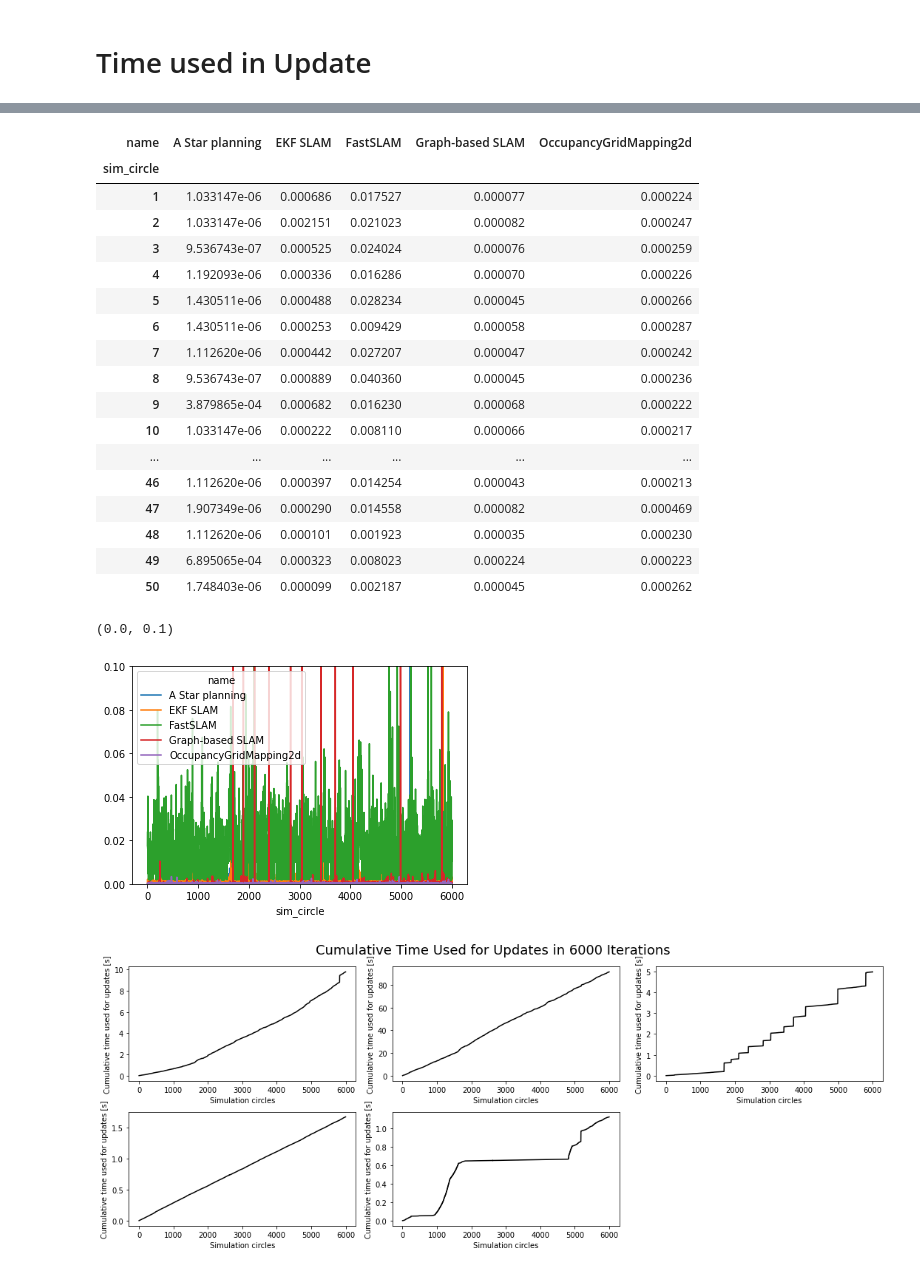
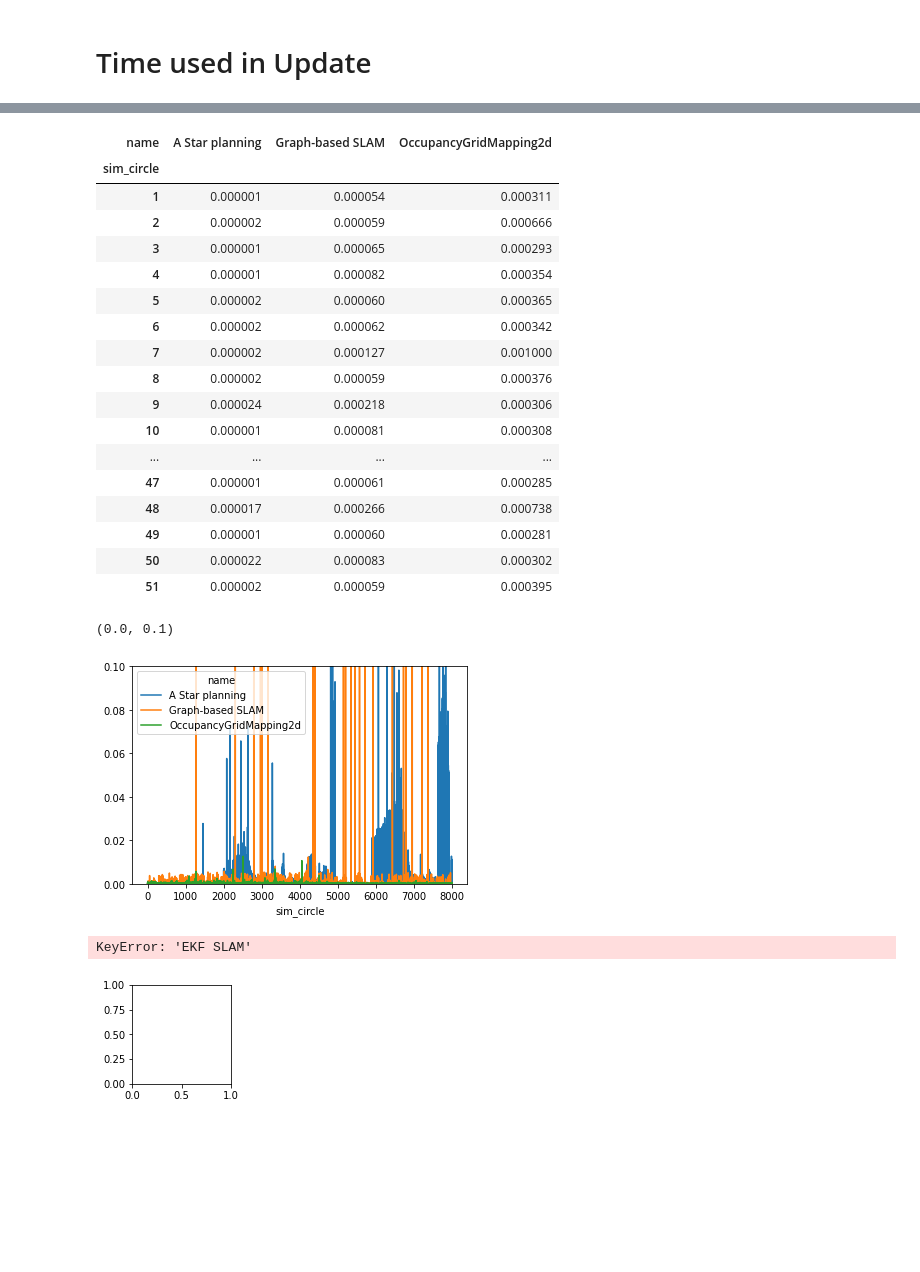
Before and after one commit to yixinglin/sobot-rimulator, a Jupyter notebook: scripts/Analysis.ipynb, the cells around one changed output, grey strips where cells are left out. Saved outputs shown, nothing was run; the diff lists cells and outputs as text; code cells hidden in the pictures; blank space fills up the shorter version.

```diff
--- a/scripts/Analysis.ipynb
+++ b/scripts/Analysis.ipynb
@@ -214,5 +189,5 @@ df.tail(10)
 # %%
-df2 = df2[df2["sim_circle"] < 6000]
+df2 = df2[df2["sim_circle"] < 8000]
 df2.tail(10)
 # %% [output]
 |  | sim_circle | name | time_per_update |
@@ -481,30 +470,30 @@ df2.head(10)
 df2_mean = df2.groupby(["sim_circle", "name"])["time_per_update"].mean().unstack()
 df2_mean.head(50)
 # %% [output]
-| name | A Star planning | EKF SLAM | FastSLAM | Graph-based SLAM | OccupancyGridMapping2d |
-| sim_circle |  |  |  |  |  |
-| 1 | 1.033147e-06 | 0.000686 | 0.017527 | 0.000077 | 0.000224 |
-| 2 | 1.033147e-06 | 0.002151 | 0.021023 | 0.000082 | 0.000247 |
-| 3 | 9.536743e-07 | 0.000525 | 0.024024 | 0.000076 | 0.000259 |
-| 4 | 1.192093e-06 | 0.000336 | 0.016286 | 0.000070 | 0.000226 |
-| 5 | 1.430511e-06 | 0.000488 | 0.028234 | 0.000045 | 0.000266 |
-| 6 | 1.430511e-06 | 0.000253 | 0.009429 | 0.000058 | 0.000287 |
-| 7 | 1.112620e-06 | 0.000442 | 0.027207 | 0.000047 | 0.000242 |
-| 8 | 9.536743e-07 | 0.000889 | 0.040360 | 0.000045 | 0.000236 |
-| 9 | 3.879865e-04 | 0.000682 | 0.016230 | 0.000068 | 0.000222 |
-| 10 | 1.033147e-06 | 0.000222 | 0.008110 | 0.000066 | 0.000217 |
-| ... | ... | ... | ... | ... | ... |
-| 46 | 1.112620e-06 | 0.000397 | 0.014254 | 0.000043 | 0.000213 |
-| 47 | 1.907349e-06 | 0.000290 | 0.014558 | 0.000082 | 0.000469 |
-| 48 | 1.112620e-06 | 0.000101 | 0.001923 | 0.000035 | 0.000230 |
-| 49 | 6.895065e-04 | 0.000323 | 0.008023 | 0.000224 | 0.000223 |
-| 50 | 1.748403e-06 | 0.000099 | 0.002187 | 0.000045 | 0.000262 |
+| name | A Star planning | Graph-based SLAM | OccupancyGridMapping2d |
+| sim_circle |  |  |  |
+| 1 | 0.000001 | 0.000054 | 0.000311 |
+| 2 | 0.000002 | 0.000059 | 0.000666 |
+| 3 | 0.000001 | 0.000065 | 0.000293 |
+| 4 | 0.000001 | 0.000082 | 0.000354 |
+| 5 | 0.000002 | 0.000060 | 0.000365 |
+| 6 | 0.000002 | 0.000062 | 0.000342 |
+| 7 | 0.000002 | 0.000127 | 0.001000 |
+| 8 | 0.000002 | 0.000059 | 0.000376 |
+| 9 | 0.000024 | 0.000218 | 0.000306 |
+| 10 | 0.000001 | 0.000081 | 0.000308 |
+| ... | ... | ... | ... |
+| 47 | 0.000001 | 0.000061 | 0.000285 |
+| 48 | 0.000017 | 0.000266 | 0.000738 |
+| 49 | 0.000001 | 0.000060 | 0.000281 |
+| 50 | 0.000022 | 0.000083 | 0.000302 |
+| 51 | 0.000002 | 0.000059 | 0.000395 |
 # %%
 df2_mean.plot()
 plt.ylim(0, 0.1)
 # %% [output]
 (0.0, 0.1)
-[figure, old version]
+[figure, new version]
 # %%
 df2_cum = df2_mean.cumsum() #.plot(subplots=True, layout=(2,3), figsize = (12,8), rot = 0)
 # plt.legend(loc='upper left', fancybox=True, shadow=True)
@@ -514,31 +503,37 @@ df2_cum = df2_mean.cumsum() #.plot(subplots=True, layout=(2,3), figsize = (12,8)
 plt.subplot(2,3,1)
 
 df2_cum["EKF SLAM"].plot(color = "k", rot = 0, figsize=(15,6))
 plt.xlabel("Simulation circles")
 plt.ylabel("Cumulative time used for updates [s]")
+plt.title("EKF SLAM")
 
 plt.subplot(2,3,2)
 df2_cum["FastSLAM"].plot(color = "k", rot = 0, figsize=(15,6))
 plt.xlabel("Simulation circles")
 plt.ylabel("Cumulative time used for updates [s]")
+plt.title("Fast SLAM")
 
 plt.subplot(2,3,3)
 df2_cum["Graph-based SLAM"].plot(color = "k", rot = 0, figsize=(15,6))
 plt.xlabel("Simulation circles")
 plt.ylabel("Cumulative time used for updates [s]")
+plt.title("Graph-based SLAM")
 
 plt.subplot(2,3,4)
 df2_cum["OccupancyGridMapping2d"].plot(color = "k", rot = 0, figsize=(15,6))
 plt.xlabel("Simulation circles")
 plt.ylabel("Cumulative time used for updates [s]")
+plt.title("Occupancy Grid Mapping")
 
 plt.subplot(2,3,5)
 df2_cum["A Star planning"].plot(color = "k", rot = 0, figsize=(15,6))
 plt.xlabel("Simulation circles")
 plt.ylabel("Cumulative time used for updates [s]")
+plt.title("A* Path Planning")
 
 plt.suptitle("Cumulative Time Used for Updates in 6000 Iterations", size = 18)
 plt.savefig('./scripts/fig/{0}.eps'.format("fig3"), format='eps')
 plt.tight_layout()
 # %% [output]
+KeyError: 'EKF SLAM'
-[figure, old version]
+[figure, new version]
```
Also changed, not shown: parts of 31 cells of this notebook, 14 other files.
